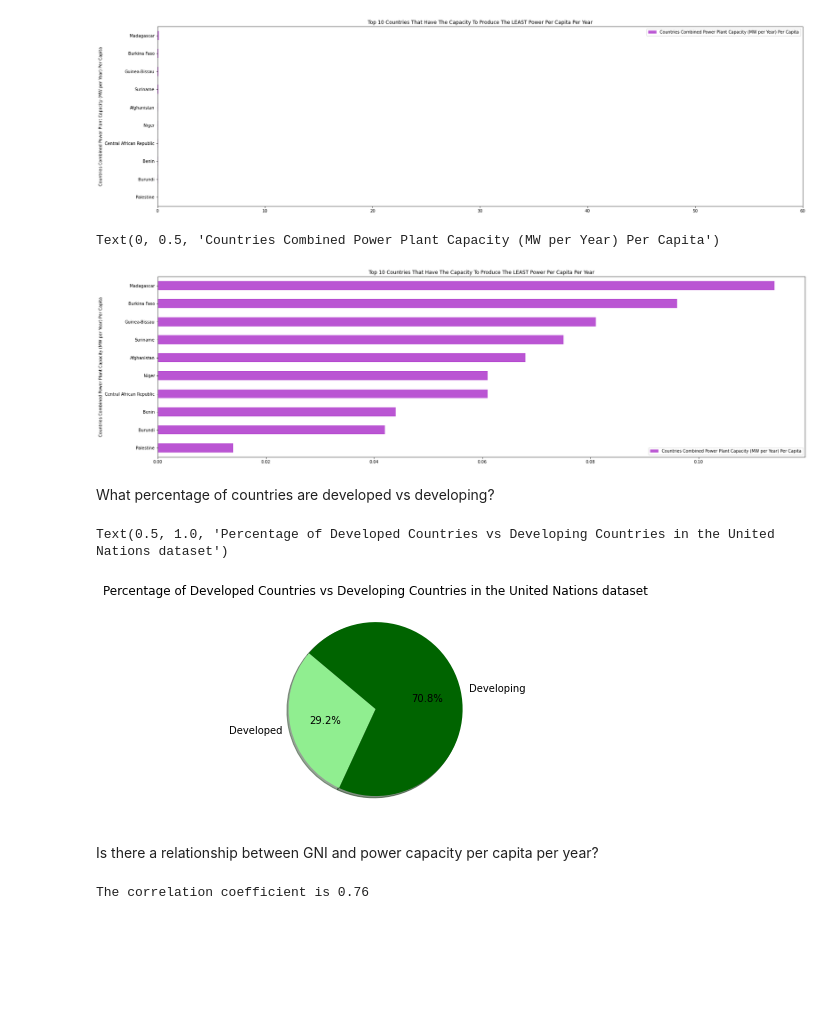
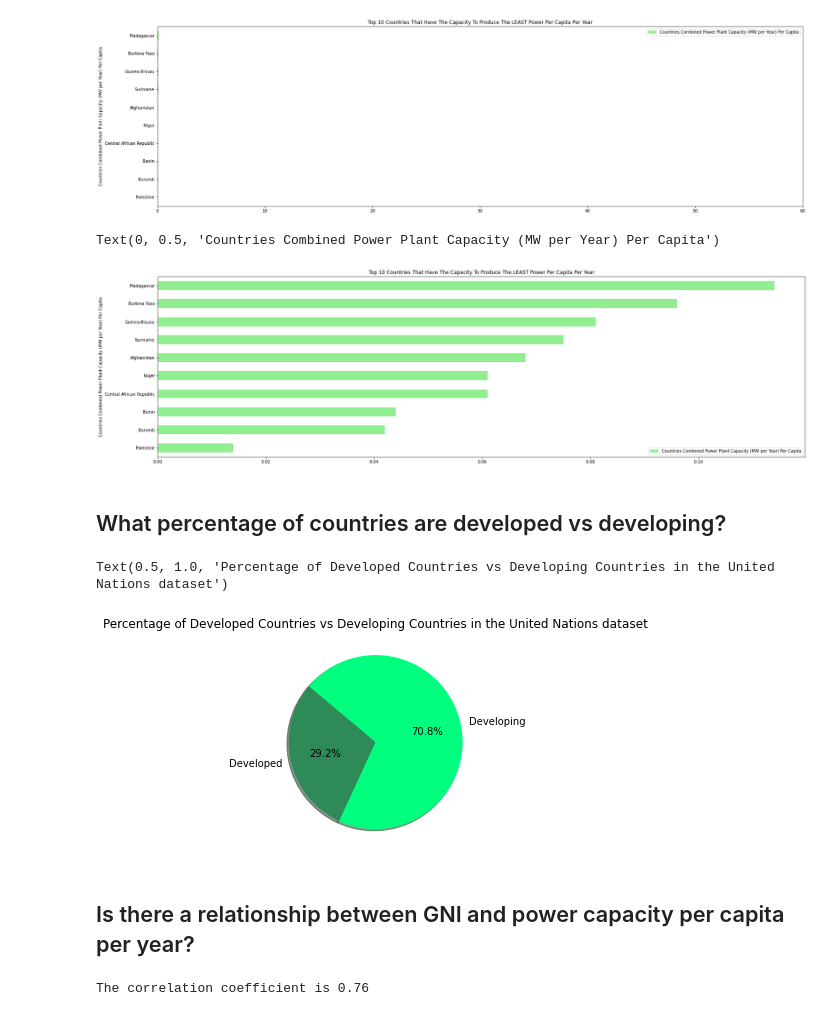
Before and after one commit to Carly-Jane/International_Power_Rangers, a Jupyter notebook: power_per_capita.ipynb, the cells around one changed output. Cells and saved outputs as stored; diff of their text form; code cells hidden in the pictures; blank space fills up the shorter version.

```diff
--- a/power_per_capita.ipynb
+++ b/power_per_capita.ipynb
@@ -278,16 +280,16 @@ plt.xlim(0, 60)
 # %%
 # the above graphic does not adequately show the bottom producing countries on the same comparable scale.
 # so I've added a new graphic with its own scale
 
-bottom_producing_countries.plot(x="Country Name", y="Countries Combined Power Plant Capacity (MW per Year) Per Capita", kind="barh", figsize=(28,8), color='mediumorchid', title="Top 10 Countries That Have The Capacity To Produce The LEAST Power Per Capita Per Year")
+bottom_producing_countries.plot(x="Country Name", y="Countries Combined Power Plant Capacity (MW per Year) Per Capita", kind="barh", figsize=(28,8), color='lightgreen', title="Top 10 Countries That Have The Capacity To Produce The LEAST Power Per Capita Per Year")
 plt.ylabel("Countries Combined Power Plant Capacity (MW per Year) Per Capita")
 # %% [output]
 Text(0, 0.5, 'Countries Combined Power Plant Capacity (MW per Year) Per Capita')
-[figure, old version]
+[figure, new version]
 # %%
 country_power_capacity_per_capita_df = country_power_capacity_per_capita_df.sort_values('Countries Combined Power Plant Capacity (MW per Year) Per Capita', ascending=False)
 # %% [markdown]
-What percentage of countries are developed vs developing?
+## What percentage of countries are developed vs developing?
 # %%
 # Generate a pie plot showing the distribution of developed versus developing countries in the dataset
 
@@ -304,7 +306,7 @@ labels = ["Developed", "Developing"]
 sizes = [number_of_developed_countries, number_of_developing_countries]
 
 # The colors of each section of the pie chart
-colors = ["lightgreen", "darkgreen"]
+colors = ["seagreen", "springgreen"]
 
 # Creates the pie chart based upon the values above
 # Automatically finds the percentages of each part of the pie chart
@@ -312,9 +314,9 @@ plt.pie(sizes, labels=labels, colors=colors, autopct="%1.1f%%", shadow=True, sta
 plt.title("Percentage of Developed Countries vs Developing Countries in the United Nations dataset")
 # %% [output]
 Text(0.5, 1.0, 'Percentage of Developed Countries vs Developing Countries in the United Nations dataset')
-[figure, old version]
+[figure, new version]
 # %% [markdown]
-Is there a relationship between GNI and power capacity per capita per year?
+## Is there a relationship between GNI and power capacity per capita per year?
 # %%
 correlation=round(st.pearsonr(country_power_capacity_per_capita_df['GNI'],country_power_capacity_per_capita_df['Countries Combined Power Plant Capacity (MW per Year) Per Capita'])[0],2)
 print(f"The correlation coefficient is {correlation}")
```
Also changed, not shown: parts of 10 cells of this notebook.
